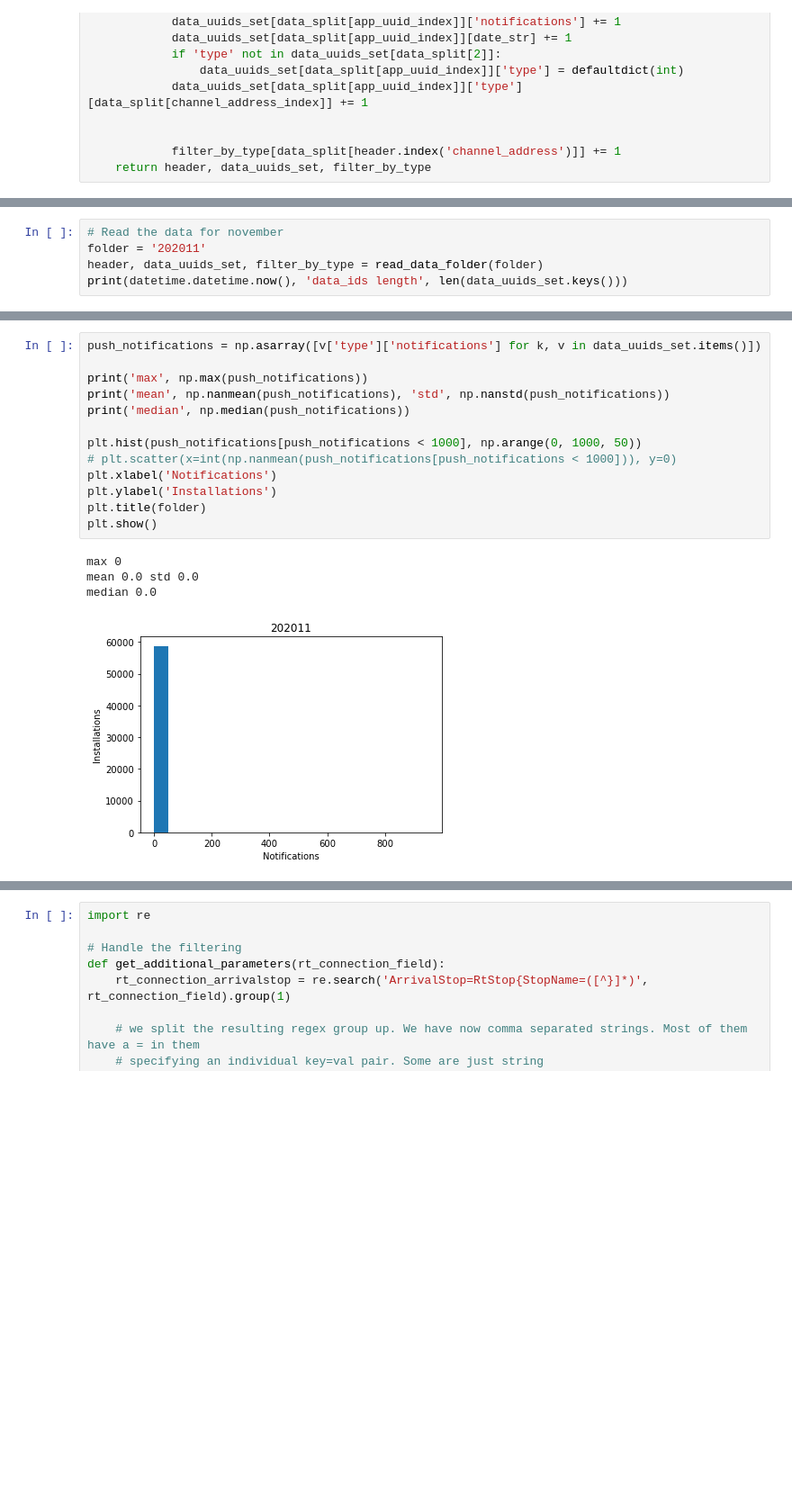
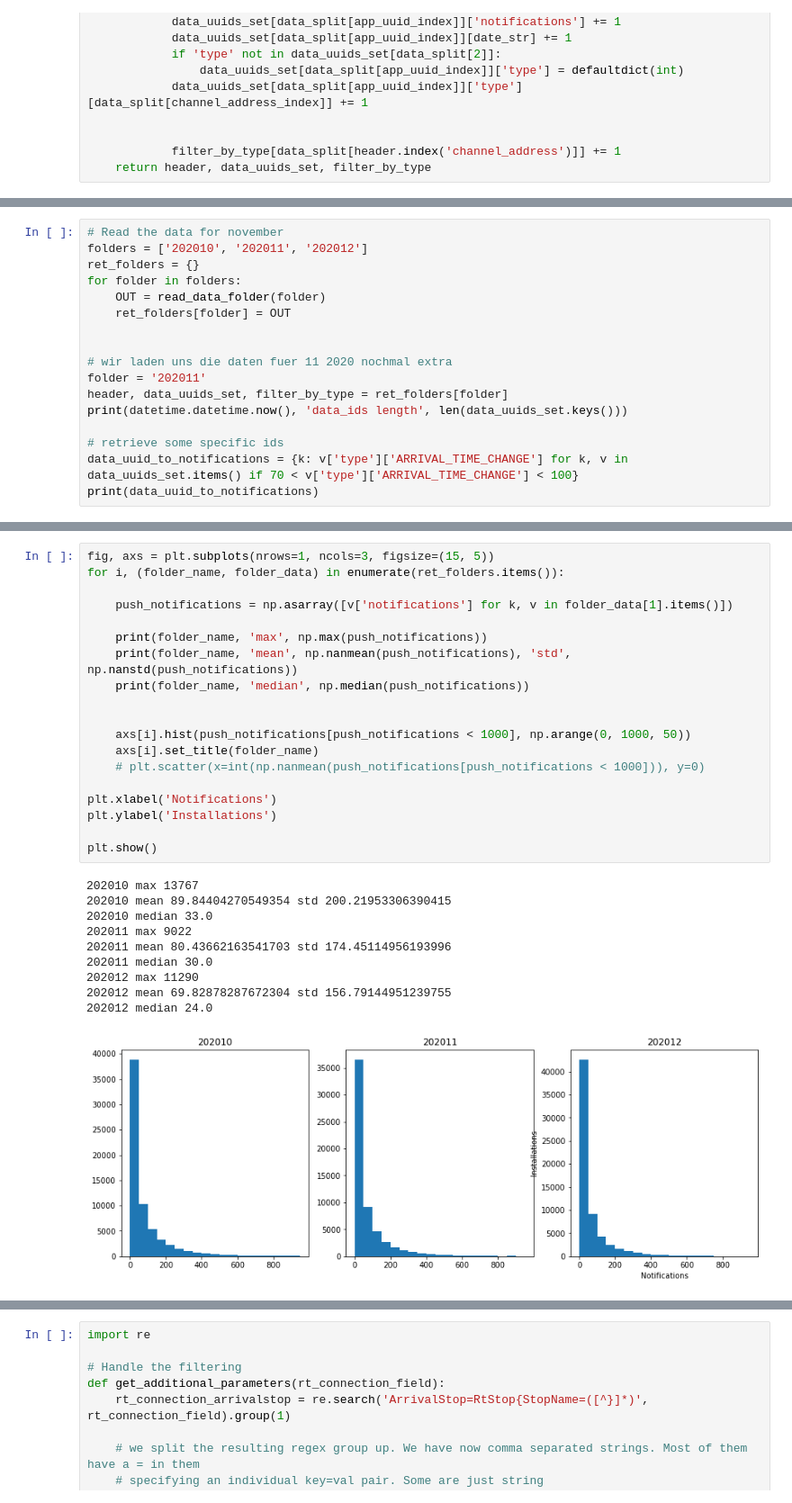
Before and after one commit to meyerjo/dbhackathon-puenktlichkeit, a Jupyter notebook: dbnotifications.ipynb, the cells around one changed output, grey strips where cells are left out. Shown: that part at 90% size. Cells and saved outputs as stored; diff of their text form; blank space fills up the shorter version.

```diff
--- a/dbnotifications.ipynb
+++ b/dbnotifications.ipynb
@@ -38,6 +45,18 @@ def read_data_folder(folder):
 # %%
 # Read the data for november
+folders = ['202010', '202011', '202012']
+ret_folders = {}
+for folder in folders:
+    OUT = read_data_folder(folder)
+    ret_folders[folder] = OUT
+
+
+# wir laden uns die daten fuer 11 2020 nochmal extra
 folder = '202011'
-header, data_uuids_set, filter_by_type = read_data_folder(folder)
+header, data_uuids_set, filter_by_type = ret_folders[folder]
 print(datetime.datetime.now(), 'data_ids length', len(data_uuids_set.keys()))
+
+# retrieve some specific ids
+data_uuid_to_notifications = {k: v['type']['ARRIVAL_TIME_CHANGE'] for k, v in data_uuids_set.items() if 70 < v['type']['ARRIVAL_TIME_CHANGE'] < 100}
+print(data_uuid_to_notifications)
 # %% [output]
@@ -53,18 +66,30 @@ print(data_uuid_to_notifications)
 # %%
-push_notifications = np.asarray([v['type']['notifications'] for k, v in data_uuids_set.items()])
+fig, axs = plt.subplots(nrows=1, ncols=3, figsize=(15, 5))
+for i, (folder_name, folder_data) in enumerate(ret_folders.items()):
 
-print('max', np.max(push_notifications))
-print('mean', np.nanmean(push_notifications), 'std', np.nanstd(push_notifications))
-print('median', np.median(push_notifications))
+    push_notifications = np.asarray([v['notifications'] for k, v in folder_data[1].items()])
 
-plt.hist(push_notifications[push_notifications < 1000], np.arange(0, 1000, 50))
-# plt.scatter(x=int(np.nanmean(push_notifications[push_notifications < 1000])), y=0)
+    print(folder_name, 'max', np.max(push_notifications))
+    print(folder_name, 'mean', np.nanmean(push_notifications), 'std', np.nanstd(push_notifications))
+    print(folder_name, 'median', np.median(push_notifications))
+
+
+    axs[i].hist(push_notifications[push_notifications < 1000], np.arange(0, 1000, 50))
+    axs[i].set_title(folder_name)
+    # plt.scatter(x=int(np.nanmean(push_notifications[push_notifications < 1000])), y=0)
+
 plt.xlabel('Notifications')
 plt.ylabel('Installations')
-plt.title(folder)
+
 plt.show()
 # %% [output]
-max 0
-mean 0.0 std 0.0
-median 0.0
+202010 max 13767
+202010 mean 89.84404270549354 std 200.21953306390415
+202010 median 33.0
+202011 max 9022
+202011 mean 80.43662163541703 std 174.45114956193996
+202011 median 30.0
+202012 max 11290
+202012 mean 69.82878287672304 std 156.79144951239755
+202012 median 24.0
-[figure, old version]
+[figure, new version]
```
Also changed, not shown: parts of 13 cells of this notebook.
